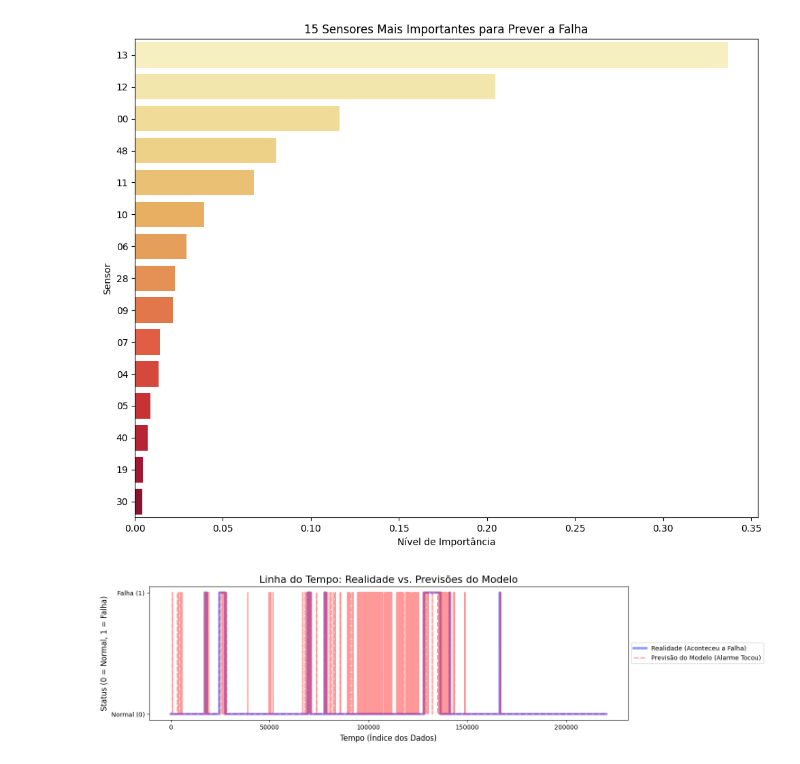
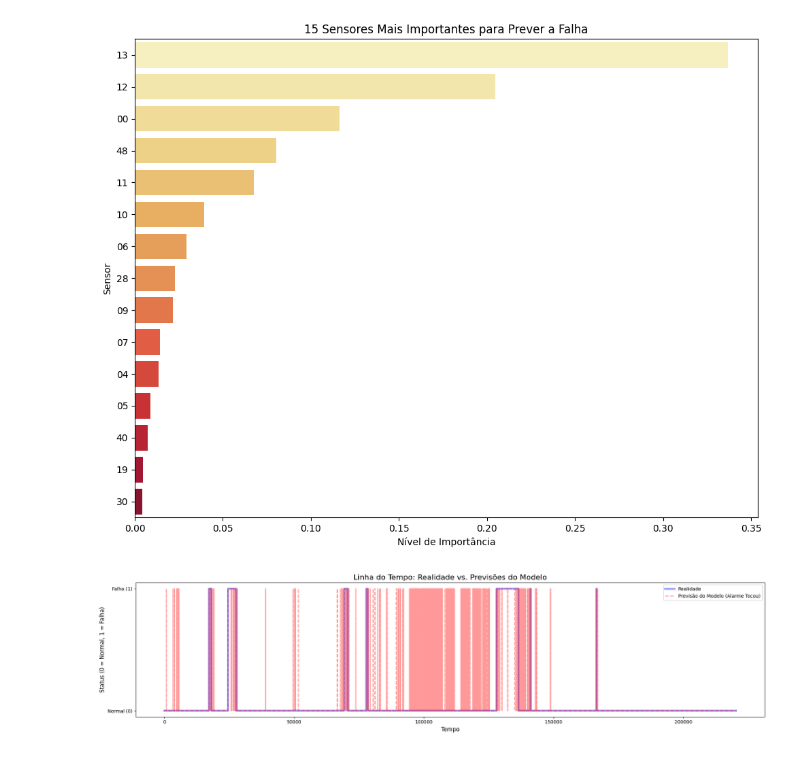
Before and after one commit to ASFischer/teste_industriall, a Jupyter notebook: modelling.ipynb, the cells around one changed output. Cells and saved outputs as stored; diff of their text form; code cells hidden in the pictures.

```diff
--- a/modelling.ipynb
+++ b/modelling.ipynb
@@ -131,38 +129,36 @@ Passing `palette` without assigning `hue` is deprecated and will be removed in v
 # %%
 
 #Unimos o que aconteceu de verdade (y_test) com a previsão do modelo (y_pred)
-# Usamos o índice do y_test para manter a referência de tempo/ordem original
-resultados = pd.DataFrame({
-    'Status_Real': y_test,
-    'Previsao_Modelo': y_pred
+results = pd.DataFrame({
+    'real_status': y_test,
+    'model_prediction': y_pred
 }, index=y_test.index)
 
-# 2. Ordenamos pelo tempo/índice para a linha do tempo fazer sentido
-resultados = resultados.sort_index()
+#Ordenamos pelo índice para a linha do tempo fazer sentido
+results = results.sort_index()
 
-# 3. Criamos o Gráfico
-plt.figure(figsize=(15, 4)) # Formato mais largo, ideal para linhas do tempo
+plt.figure(figsize=(20, 5))
 
-# Plota a realidade (O que realmente aconteceu) como uma linha contínua azul
-plt.plot(resultados.index, resultados['Status_Real'],
-         label='Realidade (Aconteceu a Falha)', color='blue', alpha=0.4, linewidth=4)
+#Plota a realidade como uma linha contínua azul
+plt.plot(results.index, results['real_status'],
+         label='Realidade', color='blue', alpha=0.4, linewidth=4)
 
-# Plota a previsão do modelo como pontos/traços vermelhos por cima
-plt.plot(resultados.index, resultados['Previsao_Modelo'],
+#Plota a previsão do modelo como pontos/traços vermelhos por cima
+plt.plot(results.index, results['model_prediction'],
          label='Previsão do Modelo (Alarme Tocou)', color='red', linestyle='--', alpha=0.4, linewidth=2)
 
 plt.title('Linha do Tempo: Realidade vs. Previsões do Modelo', fontsize=16)
-plt.xlabel('Tempo (Índice dos Dados)', fontsize=12)
+plt.xlabel('Tempo', fontsize=12)
 plt.ylabel('Status (0 = Normal, 1 = Falha)', fontsize=12)
 
-# Coloca os valores do eixo Y apenas como 0 e 1 para ficar limpo
+#Coloca os valores do eixo Y apenas como 0 e 1 para ficar limpo
 plt.yticks([0, 1], ['Normal (0)', 'Falha (1)'])
-plt.legend(loc='center left', bbox_to_anchor=(1, 0.5)) # Coloca a legenda fora do gráfico
+plt.legend()
 plt.tight_layout()
 plt.savefig('modelling_plots/failures_predictions.png')
 plt.show()
 # %% [output]
-[figure, old version]
+[figure, new version]
 # %%
 plt.figure(figsize=(10, 8))
 
```
Also changed, not shown: parts of 4 cells of this notebook, 7 other files.
